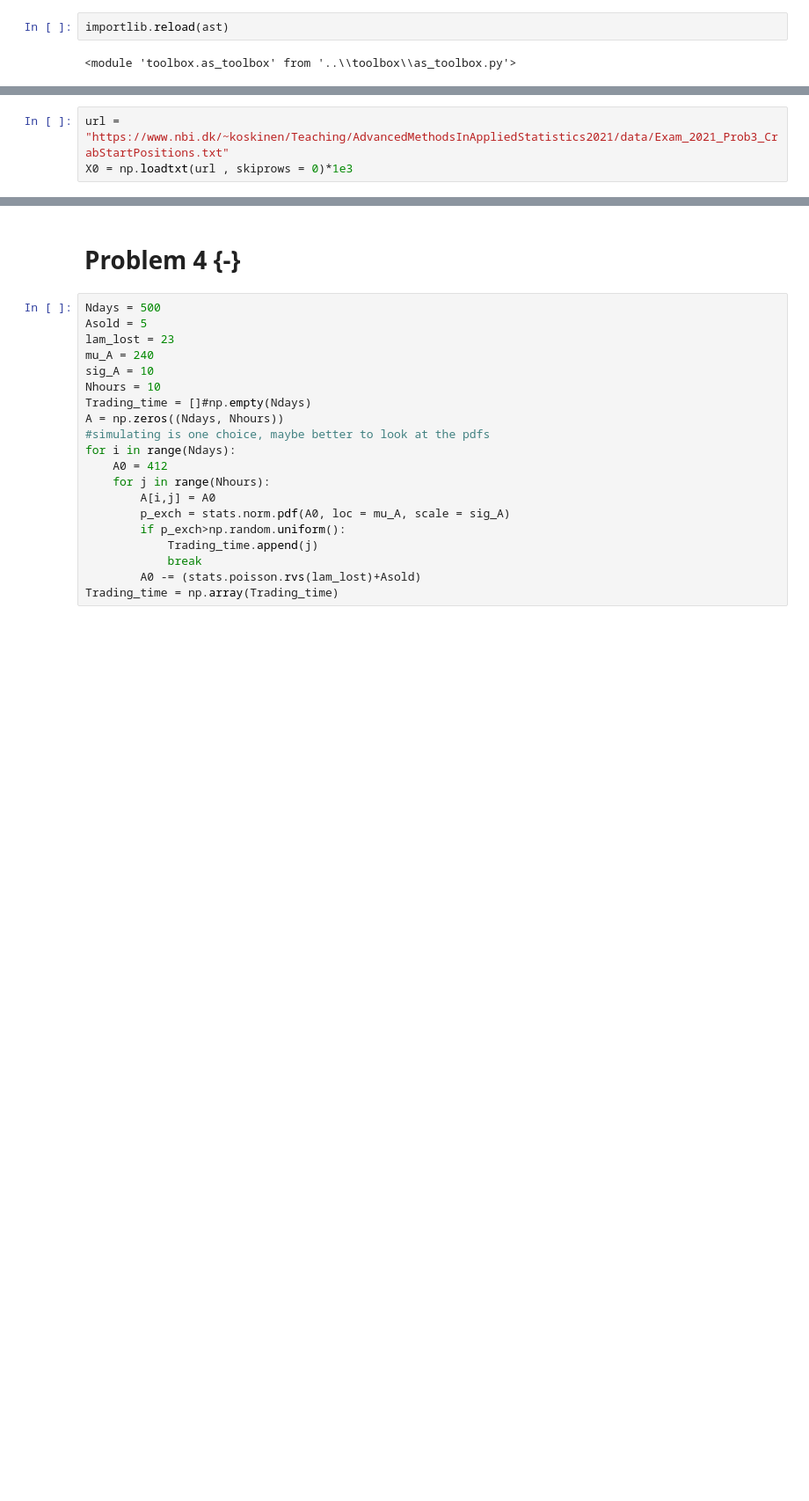
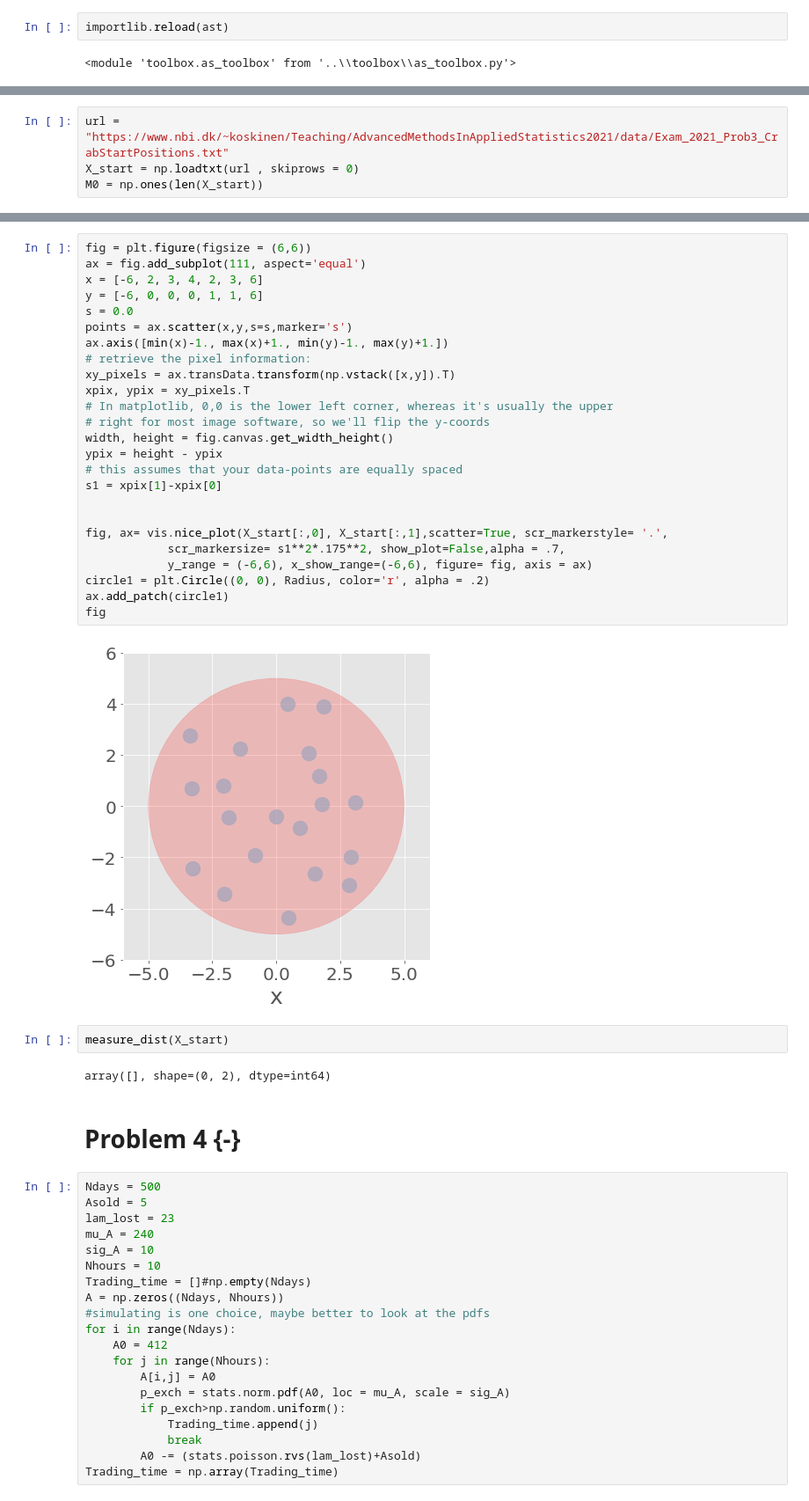
Before and after one commit to Kiril94/AMAS, a Jupyter notebook: Main_exam/AMAS_Exam_2021.ipynb, the cells around one changed output, grey strips where cells are left out. Shown at 88% size. Saved outputs shown, nothing was run; the diff lists cells and outputs as text; blank space fills up the shorter version.

```diff
--- a/Main_exam/AMAS_Exam_2021.ipynb
+++ b/Main_exam/AMAS_Exam_2021.ipynb
@@ -486,3 +444,4 @@ def run_exp(Start_all):
 # %%
 url = "https://www.nbi.dk/~koskinen/Teaching/AdvancedMethodsInAppliedStatistics2021/data/Exam_2021_Prob3_CrabStartPositions.txt"
-X0 = np.loadtxt(url , skiprows = 0)*1e3
+X_start = np.loadtxt(url , skiprows = 0)
+M0 = np.ones(len(X_start))
@@ -489,3 +485,34 @@ X0 = np.loadtxt(url , skiprows = 0)*1e3
+# %%
+fig = plt.figure(figsize = (6,6))
+ax = fig.add_subplot(111, aspect='equal')
+x = [-6, 2, 3, 4, 2, 3, 6]
+y = [-6, 0, 0, 0, 1, 1, 6]
+s = 0.0
+points = ax.scatter(x,y,s=s,marker='s')
+ax.axis([min(x)-1., max(x)+1., min(y)-1., max(y)+1.])
+# retrieve the pixel information:
+xy_pixels = ax.transData.transform(np.vstack([x,y]).T)
+xpix, ypix = xy_pixels.T
+# In matplotlib, 0,0 is the lower left corner, whereas it's usually the upper
+# right for most image software, so we'll flip the y-coords
+width, height = fig.canvas.get_width_height()
+ypix = height - ypix
+# this assumes that your data-points are equally spaced
+s1 = xpix[1]-xpix[0]
+
+
+fig, ax= vis.nice_plot(X_start[:,0], X_start[:,1],scatter=True, scr_markerstyle= '.',
+            scr_markersize= s1**2*.175**2, show_plot=False,alpha = .7,
+            y_range = (-6,6), x_show_range=(-6,6), figure= fig, axis = ax)
+circle1 = plt.Circle((0, 0), Radius, color='r', alpha = .2)
+ax.add_patch(circle1)
+fig
+# %% [output]
+[figure, added]
+# %%
+measure_dist(X_start)
+# %% [output]
+array([], shape=(0, 2), dtype=int64)
 # %% [markdown]
 # Problem 4 {-}
 # %%
```
Also changed, not shown: parts of 10 cells of this notebook, 1 other file.
